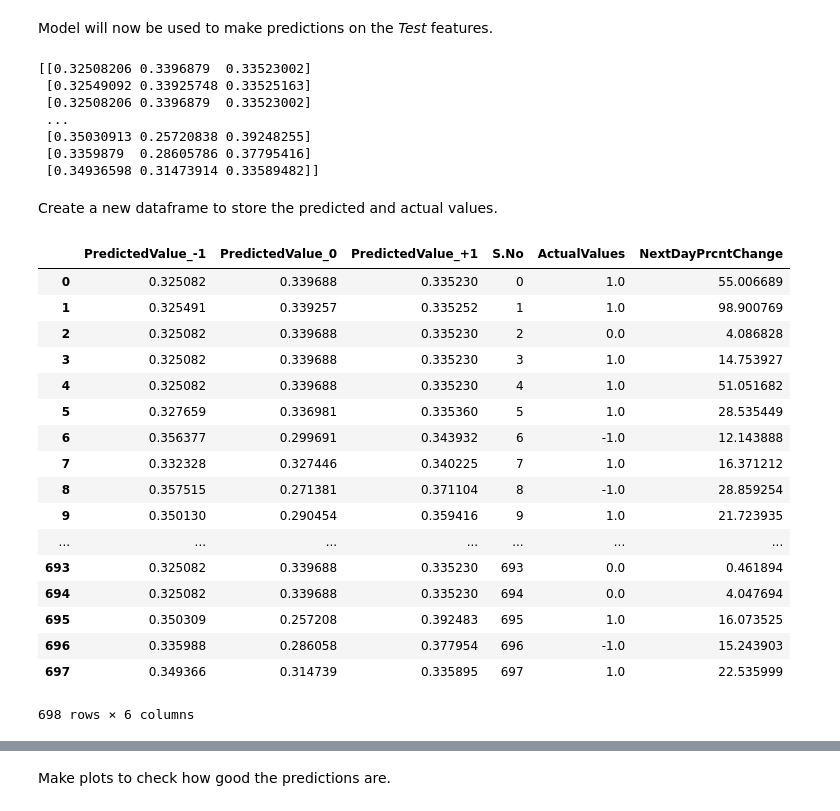
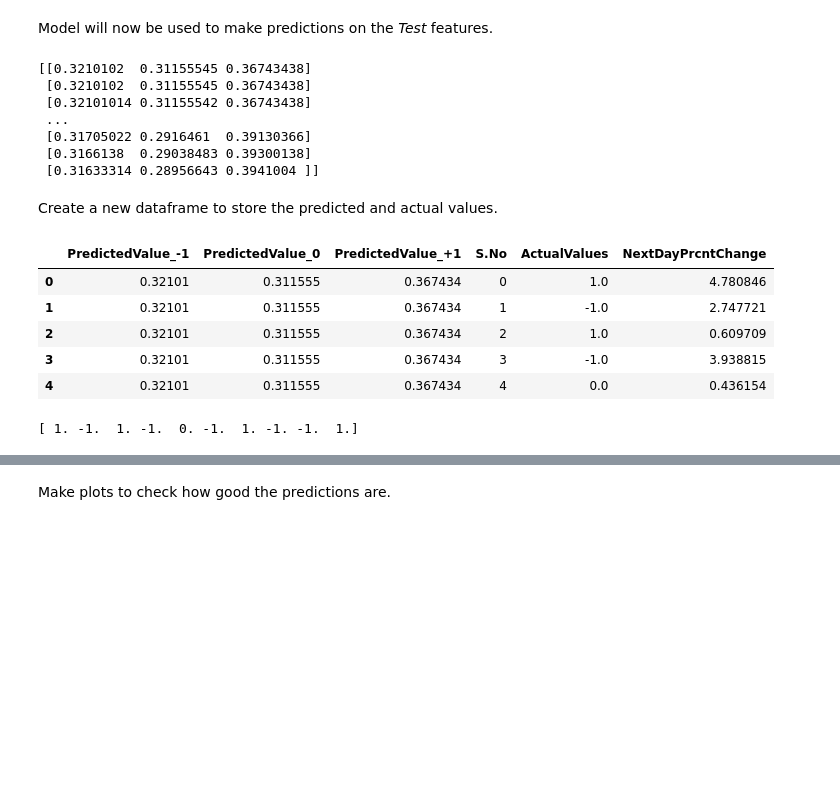
Before and after one commit to shivakumar121/StockPredict, a Jupyter notebook: Ntfl_SP_NN_4.ipynb, the cells around one changed output, grey strips where cells are left out. Drawn from its saved outputs; the diff is of its cells as text; code cells hidden in the pictures; blank space fills up the shorter version.

```diff
--- a/Ntfl_SP_NN_4.ipynb
+++ b/Ntfl_SP_NN_4.ipynb
@@ -293,7 +319,12 @@ display (IVVData)
 # %% [markdown]
 Now we need to merge the two dataframes, *Netflix* and *S&P500*.
 # %%
-CombinedDF = NtflxData.join(IVVData[['PCntChng1Days','PCntChng2Days','PCntChng3Days','PCntChng5Days','PCntChng7Days','PCntChng14Days','PCntChng30Days','PCntChng60Days','PCntChng90Days','PCntChng120Days','CloseRolled2Day_DiffPer','CloseRolled3Day_DiffPer','CloseRolled5Day_DiffPer','CloseRolled7Day_DiffPer','CloseRolled14Day_DiffPer','CloseRolled30Day_DiffPer']], lsuffix='_Ntflx', rsuffix='_SP500')
+CombinedDF = NtflxData.join(IVVData[['PCntChng1Days','PCntChng2Days','PCntChng3Days','PCntChng5Days',
+                                     'PCntChng7Days','PCntChng14Days','PCntChng30Days','PCntChng60Days',
+                                     'PCntChng90Days','PCntChng120Days','CloseRolled2Day_DiffPer',
+                                     'CloseRolled3Day_DiffPer','CloseRolled5Day_DiffPer','CloseRolled7Day_DiffPer',
+                                     'CloseRolled14Day_DiffPer','CloseRolled30Day_DiffPer']],
+                            lsuffix='_Ntflx', rsuffix='_SP500')
 display(CombinedDF)
 # %% [output]
 |  | Open | High | Low | Close | Adj Close | Volume | NextDayClose | Day | Month | Year | ... |
@@ -444,10 +476,6 @@ Year Code Input
 # %% [markdown]
 Now we'll build our model.
 # %%
-from keras.layers import Input, Embedding, Dense, concatenate, Dropout, Flatten
-from keras.models import Model, load_model
-from keras import metrics, initializers, optimizers, regularizers
-
 month_input = Input(shape=(1,), dtype='int32', name='month_input')
 year_input = Input(shape = (1,), dtype='int32', name = 'year_input')
 dayofweek_input = Input(shape = (1,), dtype='int32', name = 'dayofweek_input')
@@ -457,7 +485,8 @@ Month_x = Embedding(output_dim=2, input_dim=(MonthCodeInput.max()+1), input_leng
 Month_x = Flatten()(Month_x)
 Year_x = Embedding(output_dim=2, input_dim=(YearCodeInput.max()+1), input_length=1)(year_input)
 Year_x = Flatten()(Year_x)
-DayOfWeek_x = Embedding(output_dim=(DayOfWeekCodeInput.max()+1), input_dim=(DayOfWeekCodeInput.max()+1), input_length=1)(dayofweek_input)
+DayOfWeek_x = Embedding(output_dim=(DayOfWeekCodeInput.max()+1), input_dim=(DayOfWeekCodeInput.max()+1),
+                        input_length=1)(dayofweek_input)
 DayOfWeek_x = Flatten()(DayOfWeek_x)
 
 continuous_input = Input(shape=(len(ContinuousFeatures),), dtype='float32', name='cont_input')
@@ -467,9 +496,9 @@ continuous_input = Input(shape=(len(ContinuousFeatures),), dtype='float32', name
 x_Concat = concatenate([DayOfWeek_x, continuous_input])
 
 
-x_Concat = Dense(10, activation='relu')(x_Concat)
+x_Concat = Dense(10, activation='sigmoid')(x_Concat)
 
-x_Concat = Dense(10, activation='relu')(x_Concat)
+x_Concat = Dense(10, activation='sigmoid')(x_Concat)
 
 
 main_output = Dense(3, name='main_output', activation = 'softmax')(x_Concat)
@@ -504,7 +531,8 @@ None
 # %%
 model.compile(optimizer='adadelta',
               loss={'main_output': 'categorical_crossentropy'}, metrics=['accuracy'])
-history = model.fit({'month_input': MonthCodeInput, 'year_input': YearCodeInput, 'dayofweek_input': DayOfWeekCodeInput, 'cont_input': ContinuousInput},
+history = model.fit({'month_input': MonthCodeInput, 'year_input': YearCodeInput,
+                     'dayofweek_input': DayOfWeekCodeInput, 'cont_input': ContinuousInput},
           {'main_output': GainLossOutputCodes},
-         epochs=50, batch_size=1, verbose=1, validation_split=0.2, shuffle = True)
+         epochs=5, batch_size=1, verbose=1, validation_split=0.2, shuffle = True)
 # %% [output]
@@ -576,42 +598,35 @@ Month Code Input
 # %% [markdown]
 Model will now be used to make predictions on the *Test* features.
 # %%
-PredictedValues = model.predict({'month_input': MonthCodeInput_Test, 'year_input': YearCodeInput_Test, 'dayofweek_input': DayOfWeekCodeInput_Test, 'cont_input': ContinuousInput_Test},
+PredictedValues = model.predict({'month_input': MonthCodeInput_Test, 'year_input': YearCodeInput_Test,
+                                 'dayofweek_input': DayOfWeekCodeInput_Test, 'cont_input': ContinuousInput_Test},
           batch_size=100)
 print(PredictedValues)
 # %% [output]
-[[0.32508206 0.3396879  0.33523002]
- [0.32549092 0.33925748 0.33525163]
- [0.32508206 0.3396879  0.33523002]
+[[0.3210102  0.31155545 0.36743438]
+ [0.3210102  0.31155545 0.36743438]
+ [0.32101014 0.31155542 0.36743438]
  ...
- [0.35030913 0.25720838 0.39248255]
- [0.3359879  0.28605786 0.37795416]
- [0.34936598 0.31473914 0.33589482]]
+ [0.31705022 0.2916461  0.39130366]
+ [0.3166138  0.29038483 0.39300138]
+ [0.31633314 0.28956643 0.3941004 ]]
 # %% [markdown]
 Create a new dataframe to store the predicted and actual values.
 # %%
 PredictedValues_DF = pd.DataFrame(PredictedValues)
 PredictedValues_DF.columns = ['PredictedValue_-1', 'PredictedValue_0', 'PredictedValue_+1']
 PredictedValues_DF['S.No'] = range(len(MyTest))
 PredictedValues_DF['ActualValues'] = np.array(MyTest['NextDayPrcntChangeBinned'])
-PredictedValues_DF['NextDayPrcntChange'] = np.array(500*(abs(MyTest['NextDayPrcntChange'])))
-display(PredictedValues_DF)
+PredictedValues_DF['NextDayPrcntChange'] = np.array(50*(abs(MyTest['NextDayPrcntChange'])))
+display(PredictedValues_DF.head())
 # %% [output]
 |  | PredictedValue_-1 | PredictedValue_0 | PredictedValue_+1 | S.No | ActualValues | NextDayPrcntChange |
-| 0 | 0.325082 | 0.339688 | 0.335230 | 0 | 1.0 | 55.006689 |
-| 1 | 0.325491 | 0.339257 | 0.335252 | 1 | 1.0 | 98.900769 |
-| 2 | 0.325082 | 0.339688 | 0.335230 | 2 | 0.0 | 4.086828 |
-| 3 | 0.325082 | 0.339688 | 0.335230 | 3 | 1.0 | 14.753927 |
-| 4 | 0.325082 | 0.339688 | 0.335230 | 4 | 1.0 | 51.051682 |
-| 5 | 0.327659 | 0.336981 | 0.335360 | 5 | 1.0 | 28.535449 |
-| 6 | 0.356377 | 0.299691 | 0.343932 | 6 | -1.0 | 12.143888 |
-| 7 | 0.332328 | 0.327446 | 0.340225 | 7 | 1.0 | 16.371212 |
-| 8 | 0.357515 | 0.271381 | 0.371104 | 8 | -1.0 | 28.859254 |
-| 9 | 0.350130 | 0.290454 | 0.359416 | 9 | 1.0 | 21.723935 |
-| ... | ... | ... | ... | ... | ... | ... |
-| 693 | 0.325082 | 0.339688 | 0.335230 | 693 | 0.0 | 0.461894 |
-| 694 | 0.325082 | 0.339688 | 0.335230 | 694 | 0.0 | 4.047694 |
-| 695 | 0.350309 | 0.257208 | 0.392483 | 695 | 1.0 | 16.073525 |
-| 696 | 0.335988 | 0.286058 | 0.377954 | 696 | -1.0 | 15.243903 |
-| 697 | 0.349366 | 0.314739 | 0.335895 | 697 | 1.0 | 22.535999 |
+| 0 | 0.32101 | 0.311555 | 0.367434 | 0 | 1.0 | 4.780846 |
+| 1 | 0.32101 | 0.311555 | 0.367434 | 1 | -1.0 | 2.747721 |
+| 2 | 0.32101 | 0.311555 | 0.367434 | 2 | 1.0 | 0.609709 |
+| 3 | 0.32101 | 0.311555 | 0.367434 | 3 | -1.0 | 3.938815 |
+| 4 | 0.32101 | 0.311555 | 0.367434 | 4 | 0.0 | 0.436154 |
-698 rows × 6 columns
+# %%
+print (PredictedValues_DF['ActualValues'].values[:10])
+# %% [output]
+[ 1. -1.  1. -1.  0. -1.  1. -1. -1.  1.]
```
Also changed, not shown: parts of 22 cells of this notebook, 2 other files.
